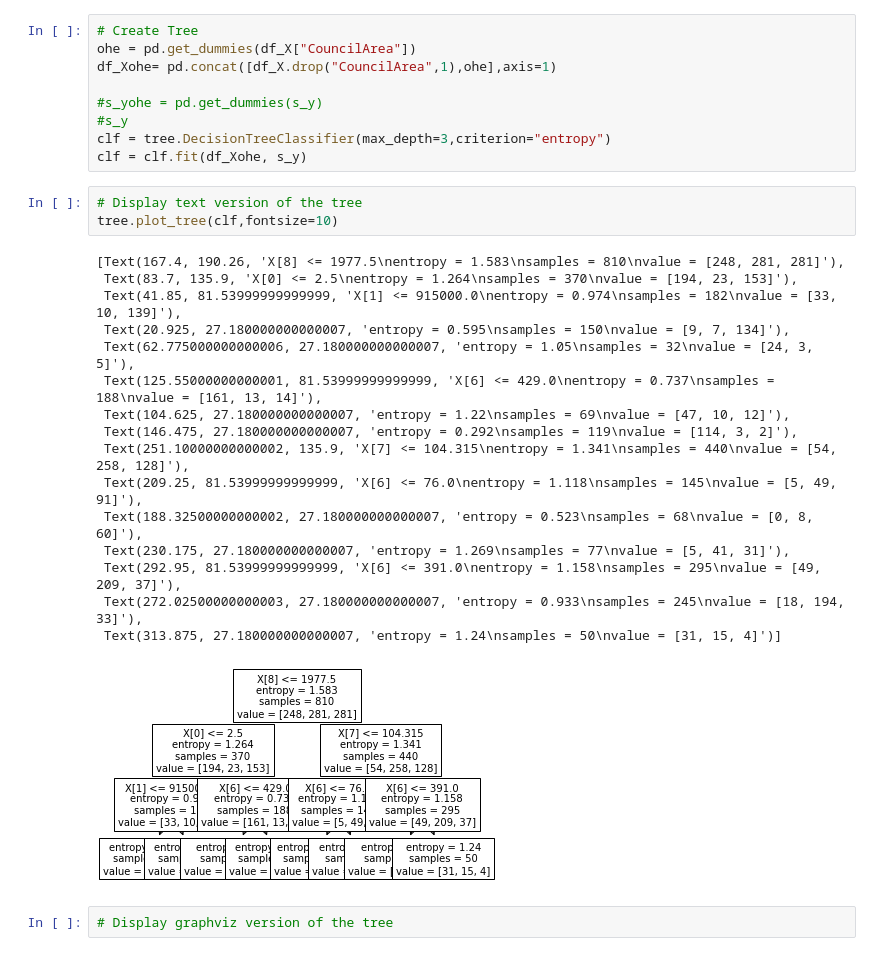
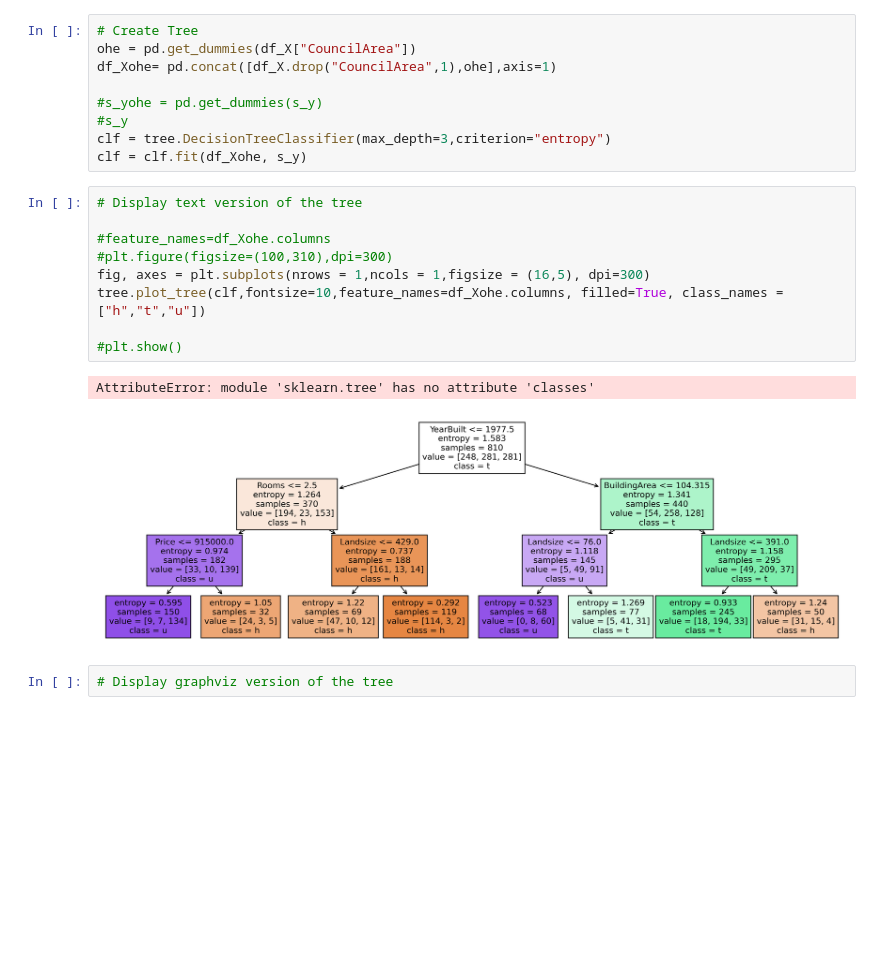
Before and after one commit to alex-chiu/CS329E-Data-Analytics, a Jupyter notebook: HW4/CS329E_HW4.ipynb, the cells around one changed output. Saved outputs shown, nothing was run; the diff lists cells and outputs as text; blank space fills up the shorter version.

```diff
--- a/HW4/CS329E_HW4.ipynb
+++ b/HW4/CS329E_HW4.ipynb
@@ -146,26 +146,18 @@ df_Xohe= pd.concat([df_X.drop("CouncilArea",1),ohe],axis=1)
 #s_y
 clf = tree.DecisionTreeClassifier(max_depth=3,criterion="entropy")
 clf = clf.fit(df_Xohe, s_y)
-# %%
-# Display text version of the tree
-tree.plot_tree(clf,fontsize=10)
-# %% [output]
-[Text(167.4, 190.26, 'X[8] <= 1977.5\nentropy = 1.583\nsamples = 810\nvalue = [248, 281, 281]'),
- Text(83.7, 135.9, 'X[0] <= 2.5\nentropy = 1.264\nsamples = 370\nvalue = [194, 23, 153]'),
- Text(41.85, 81.53999999999999, 'X[1] <= 915000.0\nentropy = 0.974\nsamples = 182\nvalue = [33, 10, 139]'),
- Text(20.925, 27.180000000000007, 'entropy = 0.595\nsamples = 150\nvalue = [9, 7, 134]'),
- Text(62.775000000000006, 27.180000000000007, 'entropy = 1.05\nsamples = 32\nvalue = [24, 3, 5]'),
- Text(125.55000000000001, 81.53999999999999, 'X[6] <= 429.0\nentropy = 0.737\nsamples = 188\nvalue = [161, 13, 14]'),
- Text(104.625, 27.180000000000007, 'entropy = 1.22\nsamples = 69\nvalue = [47, 10, 12]'),
- Text(146.475, 27.180000000000007, 'entropy = 0.292\nsamples = 119\nvalue = [114, 3, 2]'),
- Text(251.10000000000002, 135.9, 'X[7] <= 104.315\nentropy = 1.341\nsamples = 440\nvalue = [54, 258, 128]'),
- Text(209.25, 81.53999999999999, 'X[6] <= 76.0\nentropy = 1.118\nsamples = 145\nvalue = [5, 49, 91]'),
- Text(188.32500000000002, 27.180000000000007, 'entropy = 0.523\nsamples = 68\nvalue = [0, 8, 60]'),
- Text(230.175, 27.180000000000007, 'entropy = 1.269\nsamples = 77\nvalue = [5, 41, 31]'),
- Text(292.95, 81.53999999999999, 'X[6] <= 391.0\nentropy = 1.158\nsamples = 295\nvalue = [49, 209, 37]'),
- Text(272.02500000000003, 27.180000000000007, 'entropy = 0.933\nsamples = 245\nvalue = [18, 194, 33]'),
- Text(313.875, 27.180000000000007, 'entropy = 1.24\nsamples = 50\nvalue = [31, 15, 4]')]
-[figure, removed]
+# %%
+# Display text version of the tree
+
+#feature_names=df_Xohe.columns
+#plt.figure(figsize=(100,310),dpi=300)
+fig, axes = plt.subplots(nrows = 1,ncols = 1,figsize = (16,5), dpi=300)
+tree.plot_tree(clf,fontsize=10,feature_names=df_Xohe.columns, filled=True, class_names = ["h","t","u"])
+
+#plt.show()
+# %% [output]
+AttributeError: module 'sklearn.tree' has no attribute 'classes'
+[figure, added]
 # %%
 # Display graphviz version of the tree
 # %% [markdown]
```
Also changed, not shown: parts of 1 cell of this notebook.
